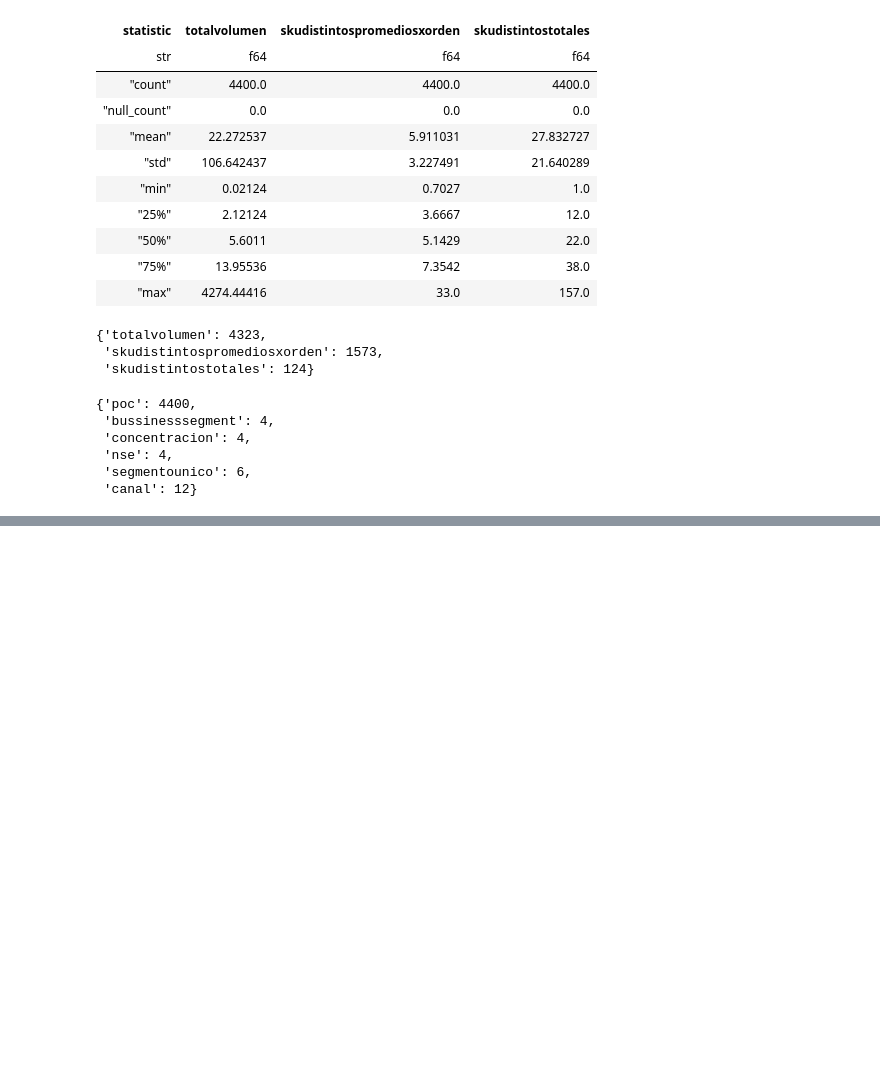
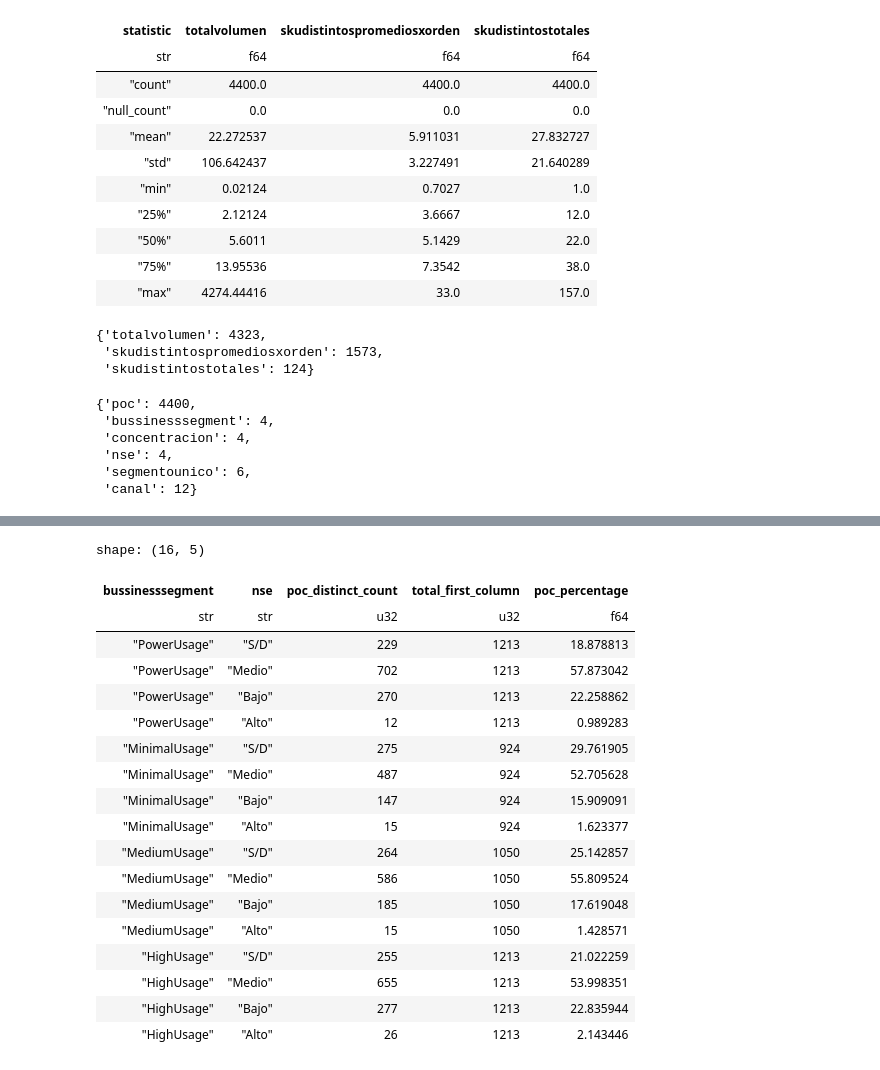
Before and after one commit to iair/challenge_AB_InBev, a Jupyter notebook: notebooks/EDA.ipynb, the cells around one changed output, grey strips where cells are left out. Drawn from its saved outputs; the diff is of its cells as text; code cells hidden in the pictures; blank space fills up the shorter version.

```diff
--- a/notebooks/EDA.ipynb
+++ b/notebooks/EDA.ipynb
@@ -105,0 +241,24 @@ results
+# %%
+# Contar la cantidad de valores distintos en 'poc' agrupado por 'bussinesssegment'
+result = count_distinct_grouped_by(atributes, y_column="poc", x_columns=["bussinesssegment","nse"],z_columns=["bussinesssegment","nse"])
+result.head(100)
+# %% [output]
+shape: (16, 5)
+| bussinesssegment | nse | poc_distinct_count | total_first_column | poc_percentage |
+| str | str | u32 | u32 | f64 |
+| "PowerUsage" | "S/D" | 229 | 1213 | 18.878813 |
+| "PowerUsage" | "Medio" | 702 | 1213 | 57.873042 |
+| "PowerUsage" | "Bajo" | 270 | 1213 | 22.258862 |
+| "PowerUsage" | "Alto" | 12 | 1213 | 0.989283 |
+| "MinimalUsage" | "S/D" | 275 | 924 | 29.761905 |
+| "MinimalUsage" | "Medio" | 487 | 924 | 52.705628 |
+| "MinimalUsage" | "Bajo" | 147 | 924 | 15.909091 |
+| "MinimalUsage" | "Alto" | 15 | 924 | 1.623377 |
+| "MediumUsage" | "S/D" | 264 | 1050 | 25.142857 |
+| "MediumUsage" | "Medio" | 586 | 1050 | 55.809524 |
+| "MediumUsage" | "Bajo" | 185 | 1050 | 17.619048 |
+| "MediumUsage" | "Alto" | 15 | 1050 | 1.428571 |
+| "HighUsage" | "S/D" | 255 | 1213 | 21.022259 |
+| "HighUsage" | "Medio" | 655 | 1213 | 53.998351 |
+| "HighUsage" | "Bajo" | 277 | 1213 | 22.835944 |
+| "HighUsage" | "Alto" | 26 | 1213 | 2.143446 |
```
Also changed, not shown: parts of 7 cells of this notebook, 1 other file.
